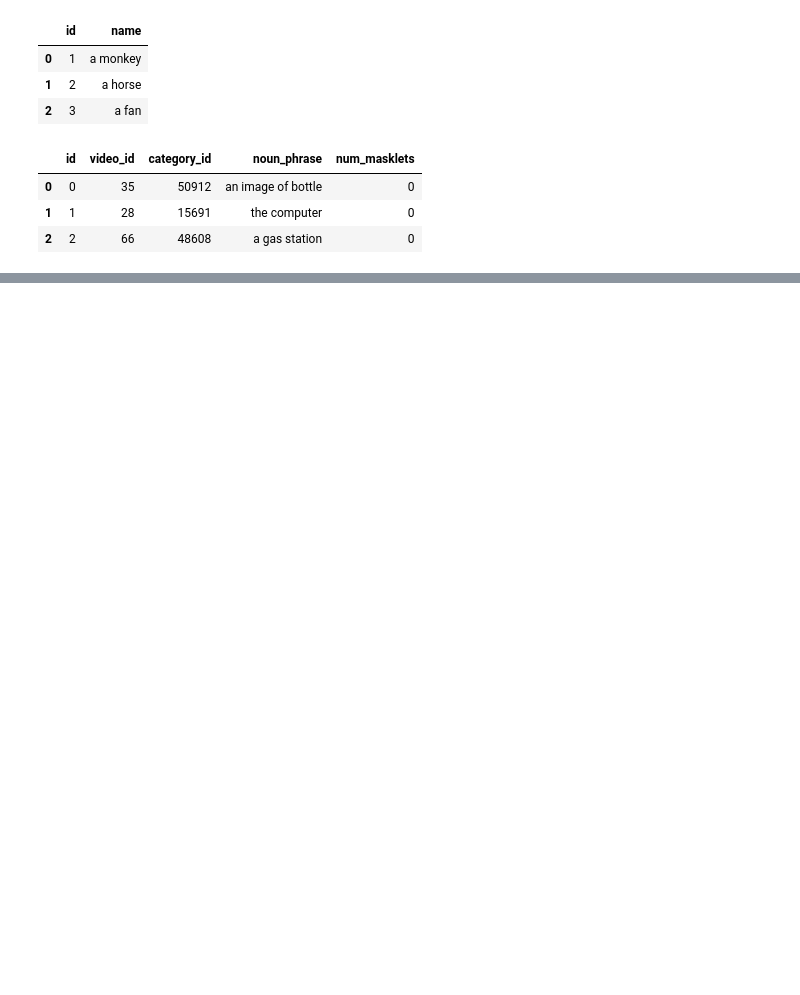
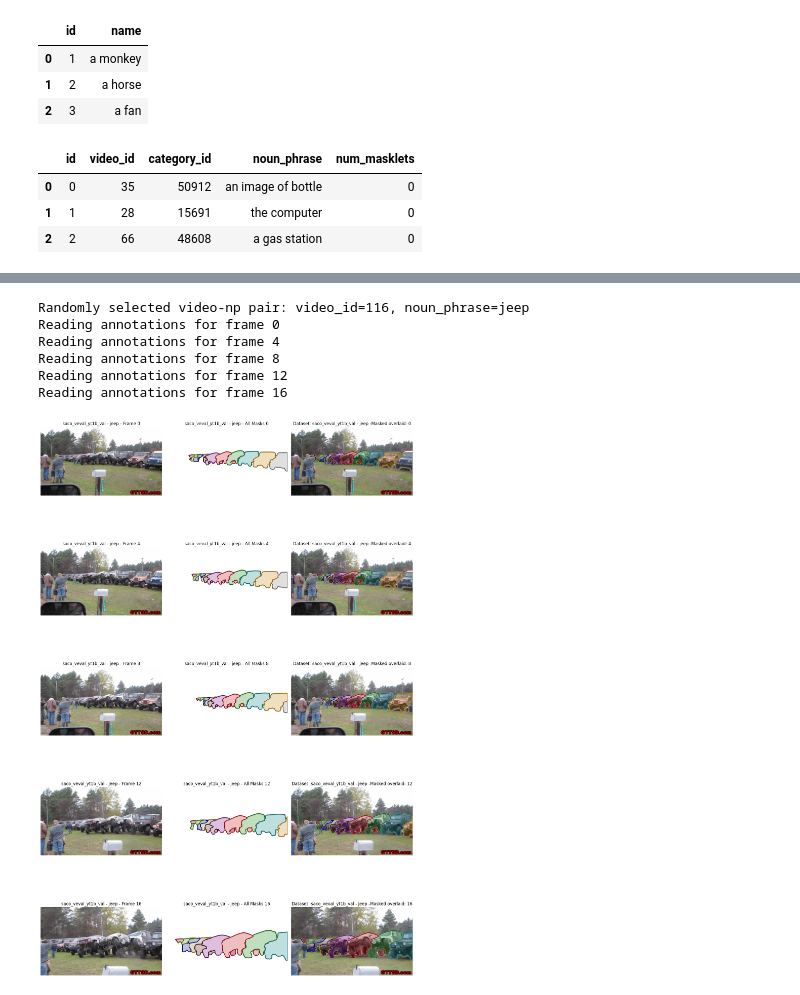
Before and after one commit to facebookresearch/sam3, a Jupyter notebook: examples/saco_veval_example.ipynb, the cells around one changed output, grey strips where cells are left out. Saved outputs shown, nothing was run; the diff lists cells and outputs as text; code cells hidden in the pictures; blank space fills up the shorter version.

Commit message:
update saco visualization example

```diff
--- a/examples/saco_veval_example.ipynb
+++ b/examples/saco_veval_example.ipynb
@@ -20,5 +20,6 @@ KMeans fitting complete.
 DATA_DIR = "/fsx-onevision/tym/sam3_and_data/data"
 ANNOT_DIR = os.path.join(DATA_DIR, "annotation")
 
-annot_file_list = glob(os.path.join(ANNOT_DIR, "*.json"))
+# Load the SACO/Veval annotation files
+annot_file_list = glob(os.path.join(ANNOT_DIR, "*veval*.json"))
 annot_dfs = utils.get_annot_dfs(file_list=annot_file_list)
@@ -113,0 +79,62 @@ plt.show()
+# %%
+# Select a target dataset
+target_dataset_name = "saco_veval_yt1b_val"
+
+# visualize a random positive video-np pair
+df_pairs = annot_dfs[target_dataset_name]["video_np_pairs"]
+df_positive_pairs = df_pairs[df_pairs.num_masklets > 0]
+rand_idx = np.random.randint(len(df_positive_pairs))
+pair_row = df_positive_pairs.iloc[rand_idx]
+video_id = pair_row.video_id
+noun_phrase = pair_row.noun_phrase
+print(f"Randomly selected video-np pair: video_id={video_id}, noun_phrase={noun_phrase}")
+
+def display_image_in_subplot(img, axes, row, col, title=""):
+    axes[row, col].imshow(img)
+    axes[row, col].set_title(title)
+    axes[row, col].axis('off')
+
+num_frames_to_show = 5  # Number of frames to show per dataset
+every_n_frames = 4  # Interval between frames to show
+
+fig, axes = plt.subplots(num_frames_to_show, 3, figsize=(15, 5 * num_frames_to_show))
+
+for idx in range(0, num_frames_to_show):
+    sampled_frame_idx = idx * every_n_frames
+    print(f"Reading annotations for frame {sampled_frame_idx}")
+    # Get the frame and the corresponding masks and noun phrases
+    frame, annot_masks, annot_noun_phrases = utils.get_all_annotations_for_frame(
+        annot_dfs[target_dataset_name], video_id=video_id, frame_idx=sampled_frame_idx, data_dir=DATA_DIR, dataset=target_dataset_name
+    )
+    # Filter masks and noun phrases by the selected noun phrase
+    annot_masks = [m for m, np in zip(annot_masks, annot_noun_phrases) if np == noun_phrase]
+
+    # Show the frame
+    display_image_in_subplot(frame, axes, idx, 0, f"{target_dataset_name} - {noun_phrase} - Frame {sampled_frame_idx}")
+
+    # Show the annotated masks
+    if annot_masks is None:
+        print(f"No masks found for video_id {video_id} at frame {sampled_frame_idx}")
+    else:
+        # Show all masks over a white background
+        all_masks = utils.draw_masks_to_frame(
+            frame=np.ones_like(frame)*255, masks=annot_masks, colors=COLORS[: len(annot_masks)]
+        )
+        display_image_in_subplot(all_masks, axes, idx, 1, f"{target_dataset_name} - {noun_phrase} - All Masks {sampled_frame_idx}")
+
+        # Show masks overlaid on the frame
+        masked_frame = utils.draw_masks_to_frame(
+            frame=frame, masks=annot_masks, colors=COLORS[: len(annot_masks)]
+        )
+        display_image_in_subplot(masked_frame, axes, idx, 2, f"Dataset: {target_dataset_name} - {noun_phrase} -Masked overlaid: {sampled_frame_idx}")
+
+plt.tight_layout()
+plt.show()
+# %% [output]
+Randomly selected video-np pair: video_id=116, noun_phrase=jeep
+Reading annotations for frame 0
+Reading annotations for frame 4
+Reading annotations for frame 8
+Reading annotations for frame 12
+Reading annotations for frame 16
+[figure, added]
```
Also changed, not shown: parts of 4 cells of this notebook, 1 other file.
